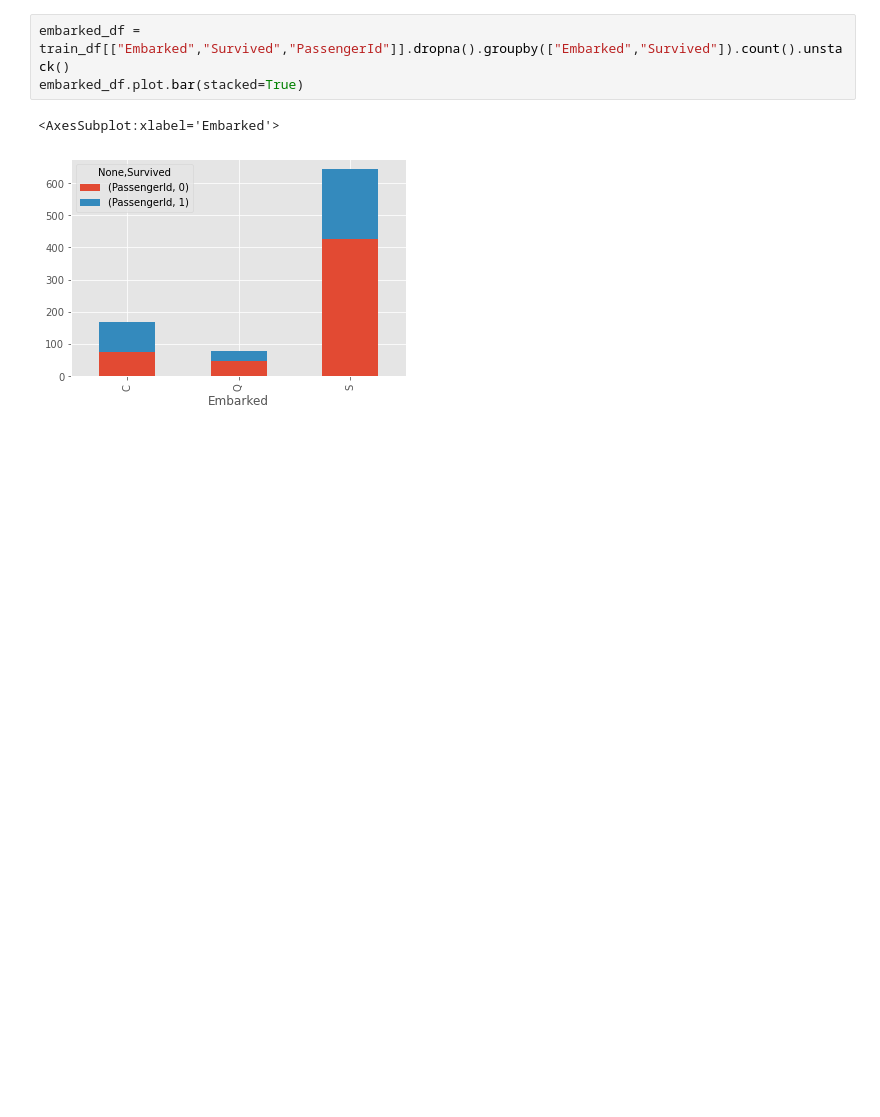
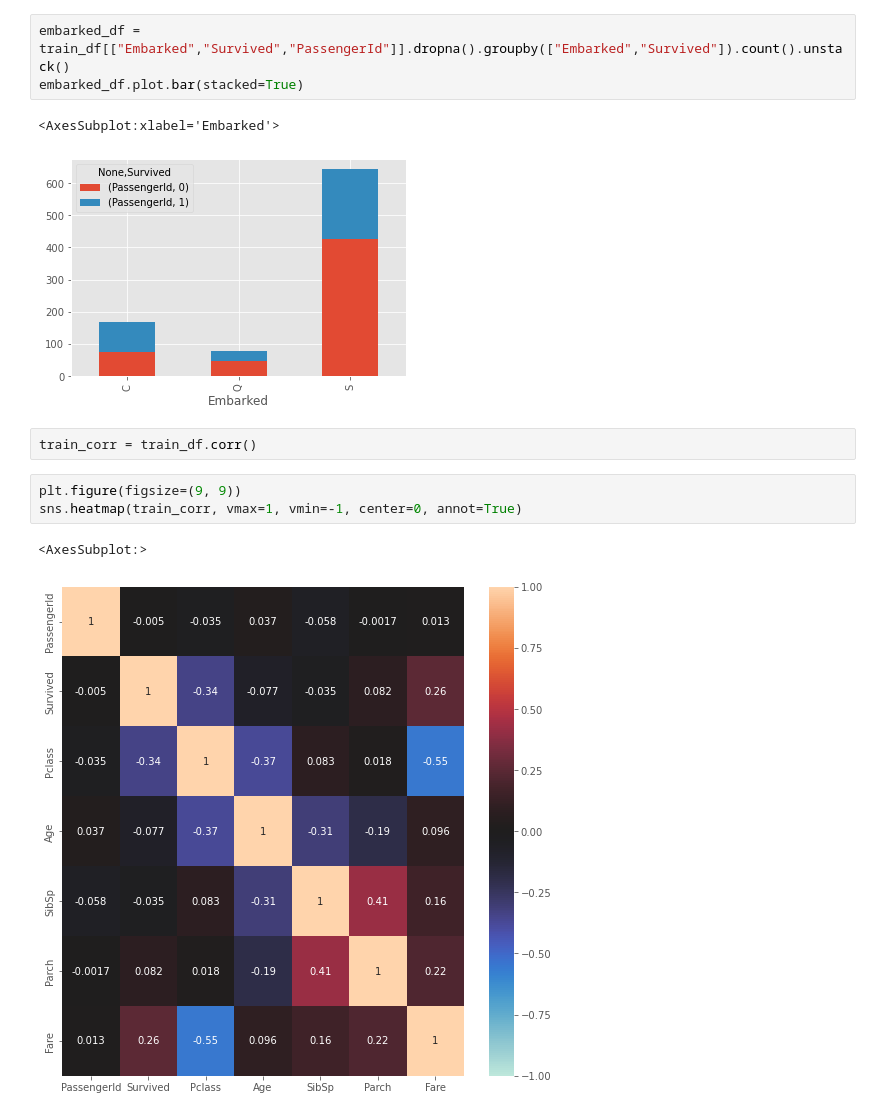
Before and after one commit to ChoiJunhee/dacon, a Jupyter notebook: Data_Analytics/titanic.ipynb, the cells around one changed output. Drawn from its saved outputs; the diff is of its cells as text; blank space fills up the shorter version.

```diff
--- a/Data_Analytics/titanic.ipynb
+++ b/Data_Analytics/titanic.ipynb
@@ -102,3 +102,11 @@ embarked_df.plot.bar(stacked=True)
 # %% [output]
 <AxesSubplot:xlabel='Embarked'>
 [figure]
+# %%
+train_corr = train_df.corr()
+# %%
+plt.figure(figsize=(9, 9))
+sns.heatmap(train_corr, vmax=1, vmin=-1, center=0, annot=True)
+# %% [output]
+<AxesSubplot:>
+[figure, added]
```
Also changed, not shown: parts of 1 cell of this notebook.
